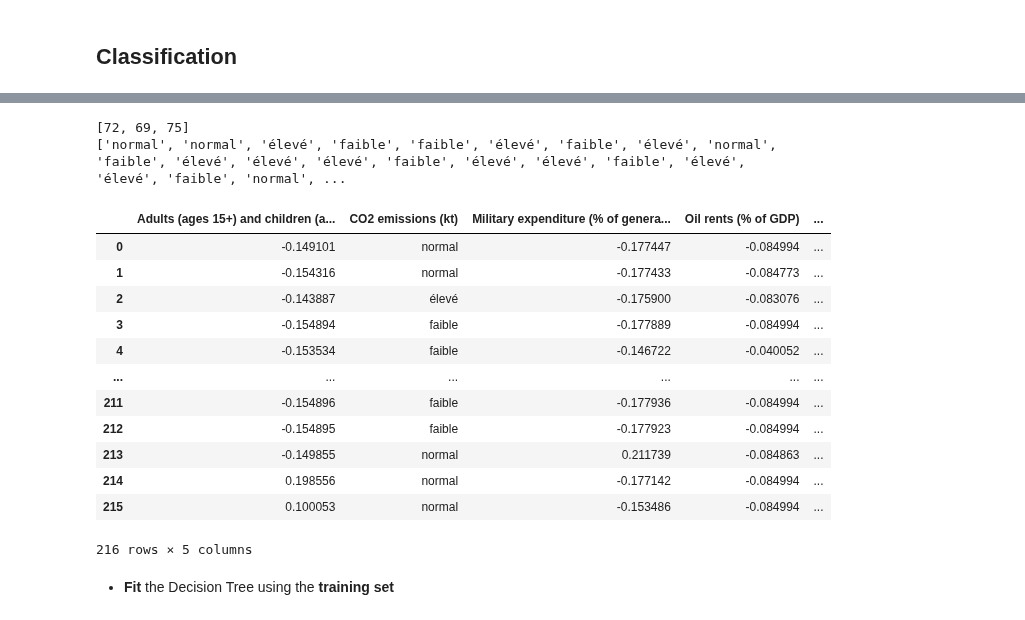
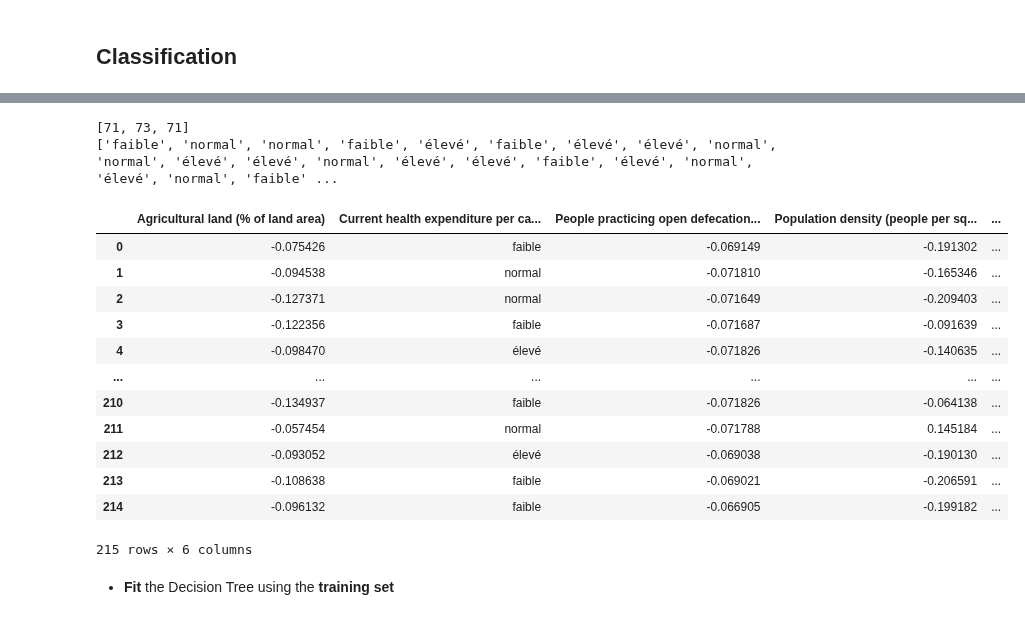
Before and after one commit to f2ire/IA_project, a Jupyter notebook: report-classification.ipynb, the cells around one changed output, grey strips where cells are left out. Saved outputs shown, nothing was run; the diff lists cells and outputs as text; code cells hidden in the pictures.

```diff
--- a/report-classification.ipynb
+++ b/report-classification.ipynb
@@ -10,22 +10,3 @@ from sklearn.impute import KNNImputer
 from sklearn.cluster import KMeans,DBSCAN
 import sklearn.model_selection
 from sklearn.tree import DecisionTreeClassifier
-# %%
-data=pd.read_csv("data.txt", sep="\t")
-dat=data.drop(columns=["Country Code","Series Code","Country Name"])
-d=data["2016 [YR2016]"]
-l=[]
-i=0
-while i<len(d):
-    j=d.to_list()[i:i+13]
-    l.append(j)
-    i+=13
-
-q=pd.DataFrame(l)
-df = dm.build_adapted_df(data)
-imputer = KNNImputer(missing_values=np.nan)
-imputed_DF = pd.DataFrame(imputer.fit_transform(df))
-imputed_DF.columns = df.columns
-imputed_DF.index = df.index
-new_df=imputed_DF
-df = new_df.transpose(); df
@@ -119,43 +36,43 @@ std=np.std(df["CO2 emissions (kt)"]) #pour savoir l'écart type de la colonne CO
 # %%
 #permet de classer le taux de C02 en 3 classes : faible, normal, élevé
 C02=[]
 compteur=[0,0,0]
-for i in df["CO2 emissions (kt)"]:
-    if i>-0.16:
+for i in df["Current health expenditure per capita (current US$)"]:
+    if i>-0.24:
         compteur[2]+=1
         C02.append("élevé")
-    elif i<-0.192:
+    elif i<-0.47:
         compteur[0]+=1
         C02.append("faible")
     else:
         compteur[1]+=1
         C02.append("normal")
 print(compteur)
 print(C02)
 
-y=df["CO2 emissions (kt)"]
+y=df["Current health expenditure per capita (current US$)"]
 for i in range(0,len(y)):
-    if y[i]>-0.16:
+    if y[i]>-0.24:
         y[i]="élevé"
-    elif y[i]<-0.192:
+    elif y[i]<-0.47:
         y[i]="faible"
     else:
         y[i]="normal"
 df
 # %% [output]
-[72, 69, 75]
-['normal', 'normal', 'élevé', 'faible', 'faible', 'élevé', 'faible', 'élevé', 'normal', 'faible', 'élevé', 'élevé', 'élevé', 'faible', 'élevé', 'élevé', 'faible', 'élevé', 'élevé', 'faible', 'normal', ...
+[71, 73, 71]
+['faible', 'normal', 'normal', 'faible', 'élevé', 'faible', 'élevé', 'élevé', 'normal', 'normal', 'élevé', 'élevé', 'normal', 'élevé', 'élevé', 'faible', 'élevé', 'normal', 'élevé', 'normal', 'faible' ...
-|  | Adults (ages 15+) and children (a... | CO2 emissions (kt) | Military expenditure (% of genera... | Oil rents (% of GDP) | ... |
-| 0 | -0.149101 | normal | -0.177447 | -0.084994 | ... |
-| 1 | -0.154316 | normal | -0.177433 | -0.084773 | ... |
-| 2 | -0.143887 | élevé | -0.175900 | -0.083076 | ... |
-| 3 | -0.154894 | faible | -0.177889 | -0.084994 | ... |
-| 4 | -0.153534 | faible | -0.146722 | -0.040052 | ... |
+|  | Agricultural land (% of land area) | Current health expenditure per ca... | People practicing open defecation... | Population density (people per sq... | ... |
+| 0 | -0.075426 | faible | -0.069149 | -0.191302 | ... |
+| 1 | -0.094538 | normal | -0.071810 | -0.165346 | ... |
+| 2 | -0.127371 | normal | -0.071649 | -0.209403 | ... |
+| 3 | -0.122356 | faible | -0.071687 | -0.091639 | ... |
+| 4 | -0.098470 | élevé | -0.071826 | -0.140635 | ... |
 | ... | ... | ... | ... | ... | ... |
-| 211 | -0.154896 | faible | -0.177936 | -0.084994 | ... |
-| 212 | -0.154895 | faible | -0.177923 | -0.084994 | ... |
-| 213 | -0.149855 | normal | 0.211739 | -0.084863 | ... |
-| 214 | 0.198556 | normal | -0.177142 | -0.084994 | ... |
-| 215 | 0.100053 | normal | -0.153486 | -0.084994 | ... |
+| 210 | -0.134937 | faible | -0.071826 | -0.064138 | ... |
+| 211 | -0.057454 | normal | -0.071788 | 0.145184 | ... |
+| 212 | -0.093052 | élevé | -0.069038 | -0.190130 | ... |
+| 213 | -0.108638 | faible | -0.069021 | -0.206591 | ... |
+| 214 | -0.096132 | faible | -0.066905 | -0.199182 | ... |
-216 rows × 5 columns
+215 rows × 6 columns
 # %%
```
Also changed, not shown: parts of 28 cells of this notebook.
